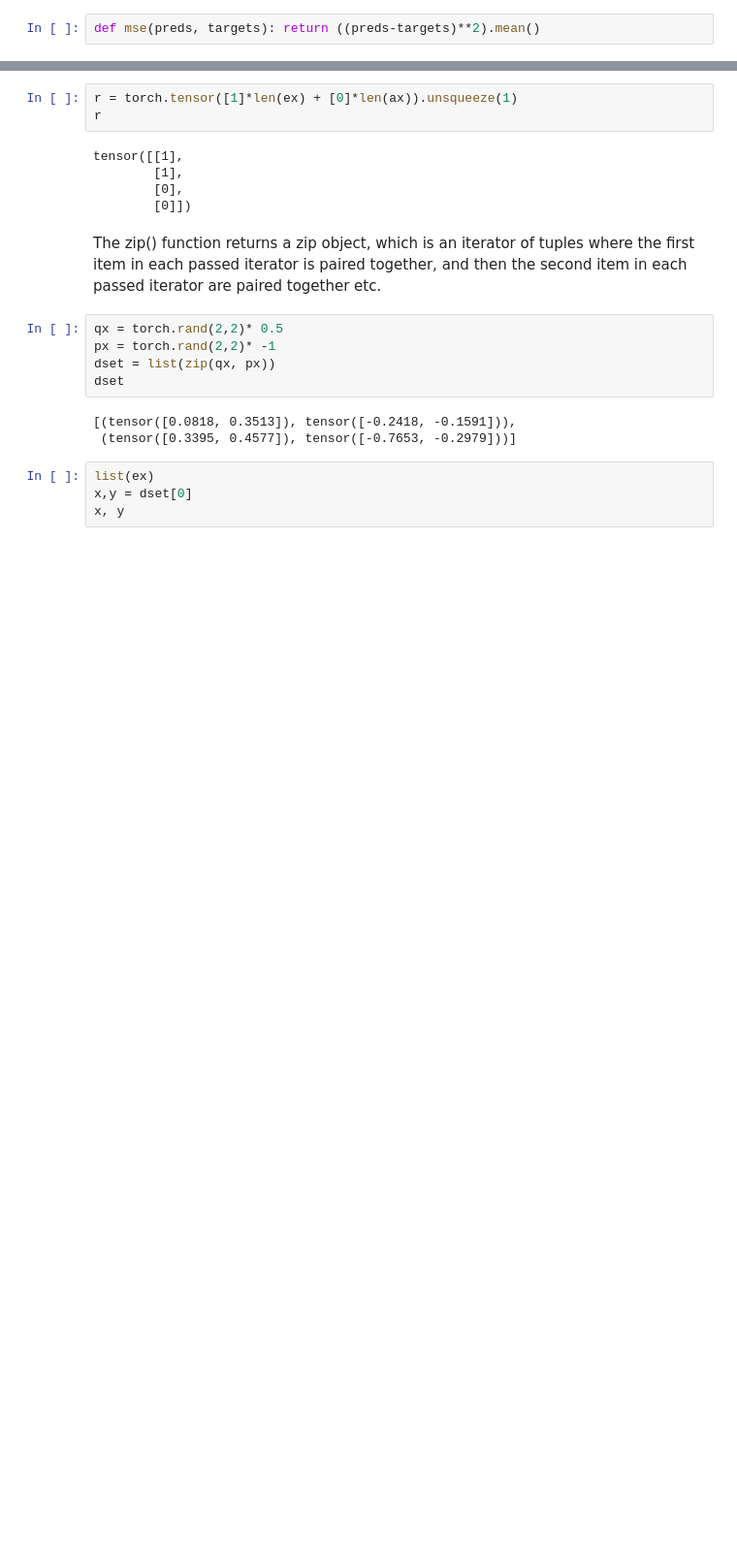
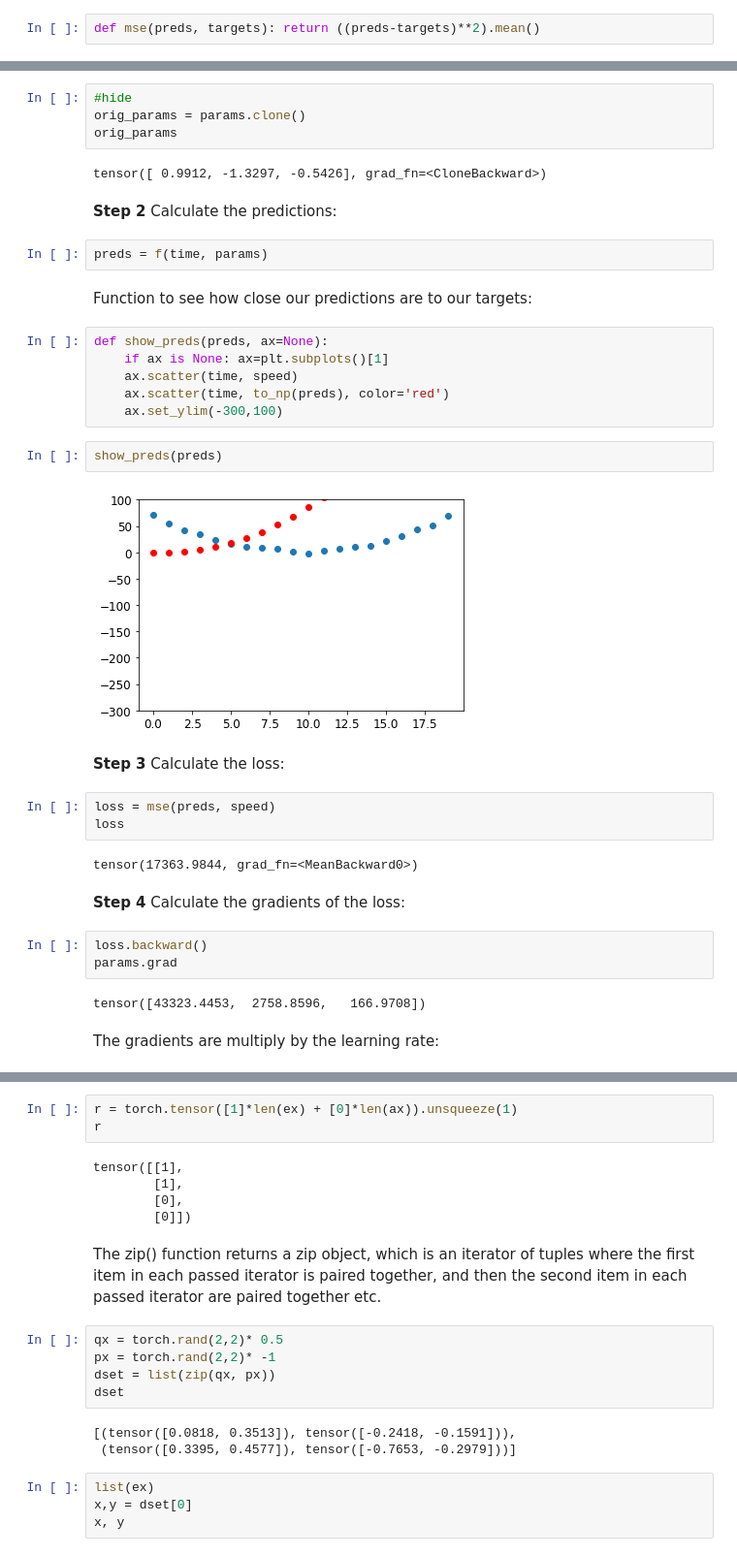
Before and after one commit to ernestomccormick/python-basics, a Jupyter notebook: fastbook_sandbox.ipynb, the cells around one changed output, grey strips where cells are left out. Shown: that part at 97% size. Cells and saved outputs as stored; diff of their text form; blank space fills up the shorter version.

```diff
--- a/fastbook_sandbox.ipynb
+++ b/fastbook_sandbox.ipynb
@@ -79,0 +112,41 @@ params = torch.randn(3).requires_grad_()
+# %%
+#hide
+orig_params = params.clone()
+orig_params
+# %% [output]
+tensor([ 0.9912, -1.3297, -0.5426], grad_fn=<CloneBackward>)
+# %% [markdown]
+**Step 2**
+Calculate the predictions:
+# %%
+preds = f(time, params)
+# %% [markdown]
+Function to see how close our predictions are to our targets:
+# %%
+def show_preds(preds, ax=None):
+    if ax is None: ax=plt.subplots()[1]
+    ax.scatter(time, speed)
+    ax.scatter(time, to_np(preds), color='red')
+    ax.set_ylim(-300,100)
+# %%
+show_preds(preds)
+# %% [output]
+[figure, added]
+# %% [markdown]
+**Step 3**
+Calculate the loss:
+# %%
+loss = mse(preds, speed)
+loss
+# %% [output]
+tensor(17363.9844, grad_fn=<MeanBackward0>)
+# %% [markdown]
+**Step 4**
+Calculate the gradients of the loss:
+# %%
+loss.backward()
+params.grad
+# %% [output]
+tensor([43323.4453,  2758.8596,   166.9708])
+# %% [markdown]
+The gradients are multiply by the learning rate:
```
Also changed, not shown: parts of 27 cells of this notebook, 2 other files.
